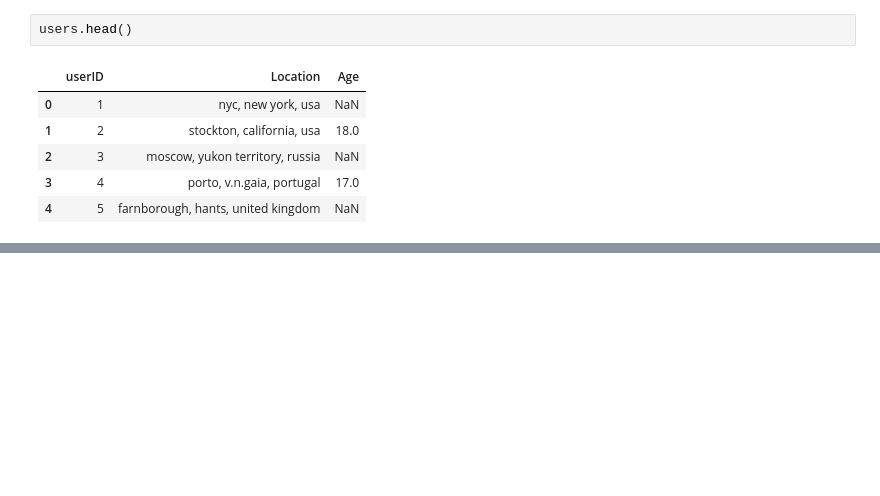
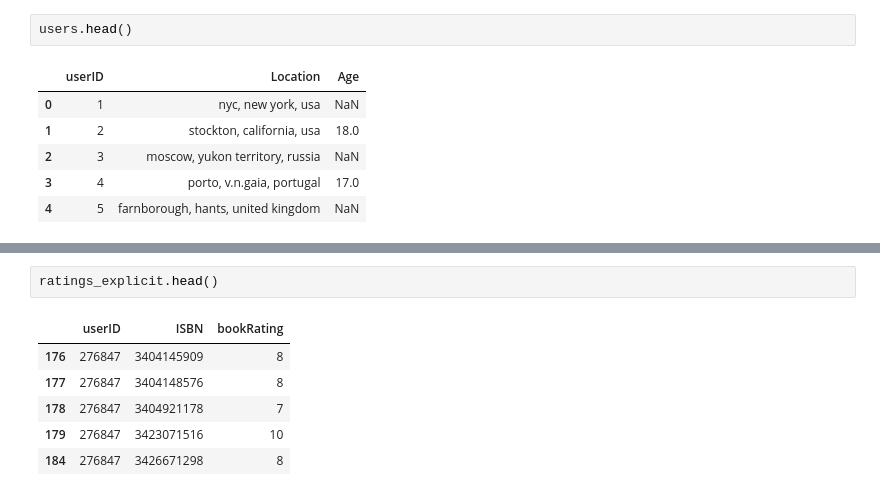
Before and after one commit to klaxonsdev/RecommendationSystem, a Jupyter notebook: scoring.ipynb, the cells around one changed output, grey strips where cells are left out. Cells and saved outputs as stored; diff of their text form; blank space fills up the shorter version.

```diff
--- a/scoring.ipynb
+++ b/scoring.ipynb
@@ -95,0 +262,9 @@ KeyError: "['Image-URL-S' 'Image-URL-M' 'Image-URL-L'] not found in axis"
+# %%
+ratings_explicit.head()
+# %% [output]
+|  | userID | ISBN | bookRating |
+| 176 | 276847 | 3404145909 | 8 |
+| 177 | 276847 | 3404148576 | 8 |
+| 178 | 276847 | 3404921178 | 7 |
+| 179 | 276847 | 3423071516 | 10 |
+| 184 | 276847 | 3426671298 | 8 |
```
Also changed, not shown: parts of 13 cells of this notebook.
